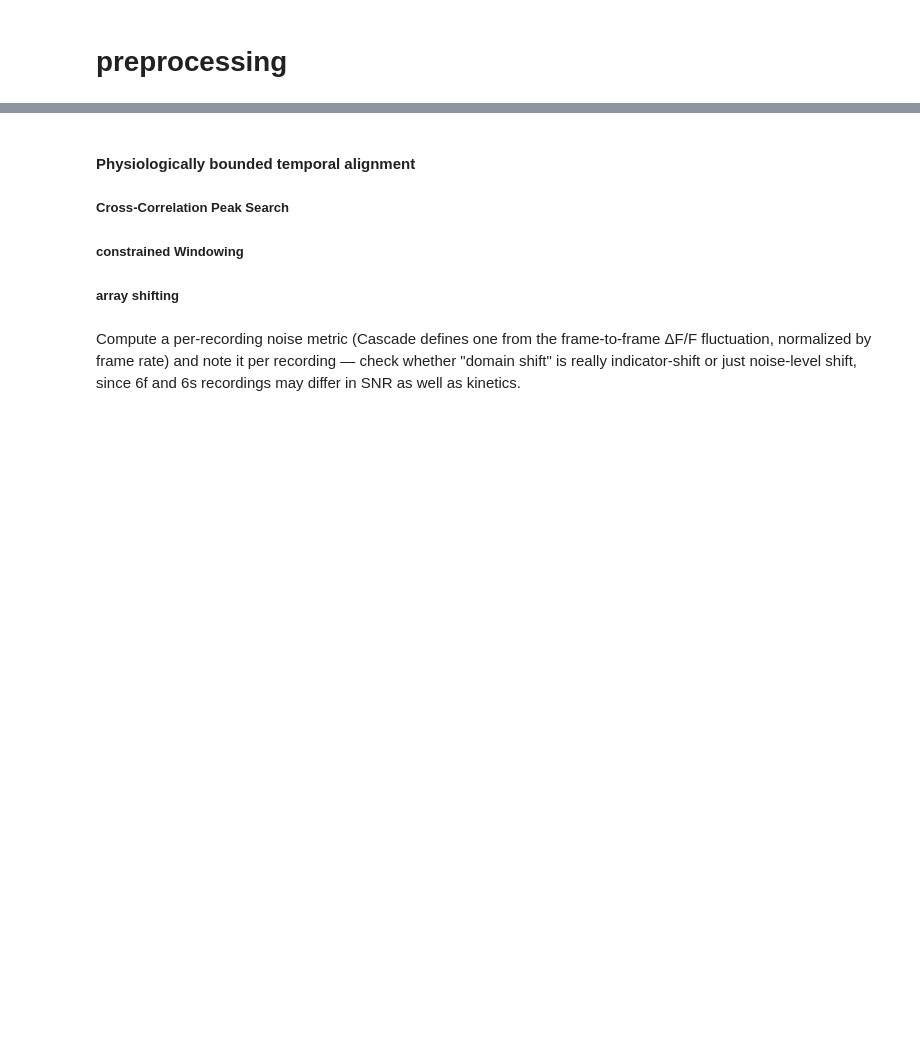
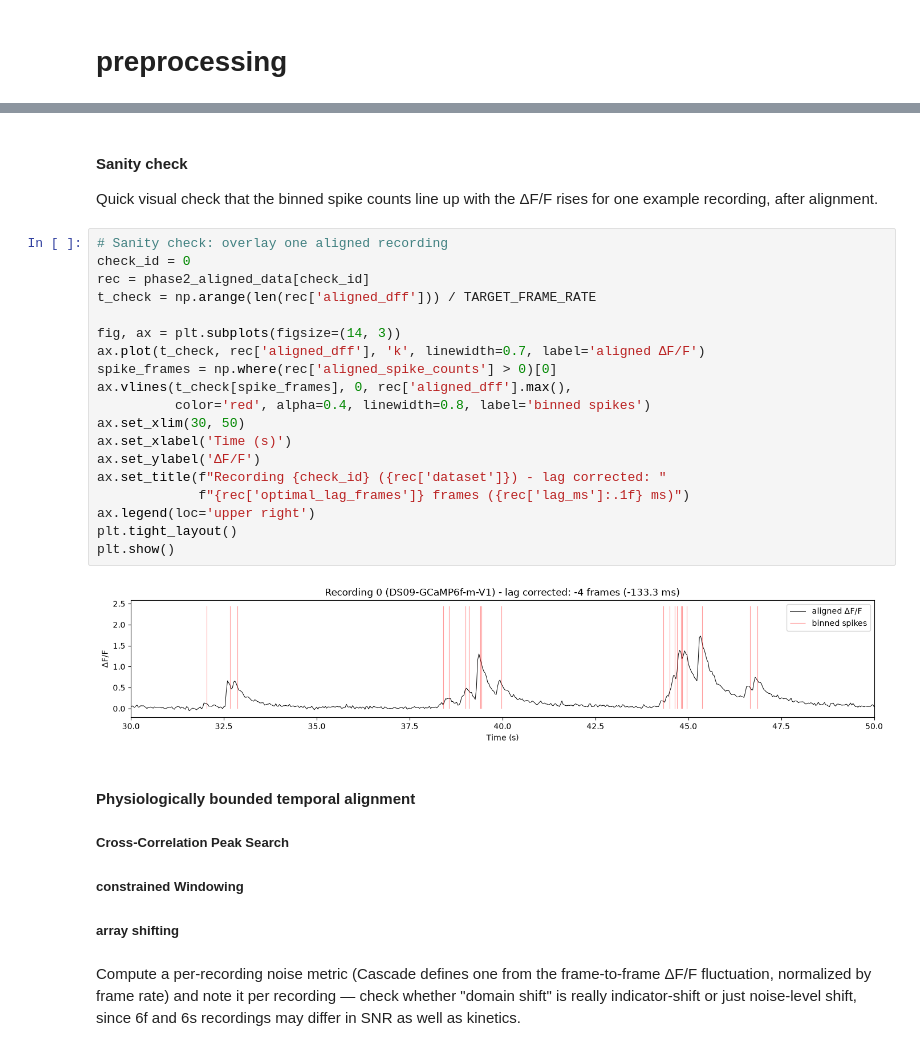
Before and after one commit to F-vdHaar/neural_ds_generalisation, a Jupyter notebook: spike_inference.ipynb, the cells around one changed output, grey strips where cells are left out. Cells and saved outputs as stored; diff of their text form; blank space fills up the shorter version.

```diff
--- a/spike_inference.ipynb
+++ b/spike_inference.ipynb
@@ -244,3 +373,28 @@ Recording 0 - New Shape:      (7193,) (30.0 Hz)
+# %% [markdown]
+#### Sanity check
+
+Quick visual check that the binned spike counts line up with the ΔF/F rises for one example recording, after alignment.
+# %%
+# Sanity check: overlay one aligned recording
+check_id = 0
+rec = phase2_aligned_data[check_id]
+t_check = np.arange(len(rec['aligned_dff'])) / TARGET_FRAME_RATE
+
+fig, ax = plt.subplots(figsize=(14, 3))
+ax.plot(t_check, rec['aligned_dff'], 'k', linewidth=0.7, label='aligned ΔF/F')
+spike_frames = np.where(rec['aligned_spike_counts'] > 0)[0]
+ax.vlines(t_check[spike_frames], 0, rec['aligned_dff'].max(),
+          color='red', alpha=0.4, linewidth=0.8, label='binned spikes')
+ax.set_xlim(30, 50)
+ax.set_xlabel('Time (s)')
+ax.set_ylabel('ΔF/F')
+ax.set_title(f"Recording {check_id} ({rec['dataset']}) - lag corrected: "
+             f"{rec['optimal_lag_frames']} frames ({rec['lag_ms']:.1f} ms)")
+ax.legend(loc='upper right')
+plt.tight_layout()
+plt.show()
+# %% [output]
+[figure, added]
 # %% [markdown]
 #### Physiologically bounded temporal alignment
 
```
Also changed, not shown: parts of 6 cells of this notebook, 1 other file.
